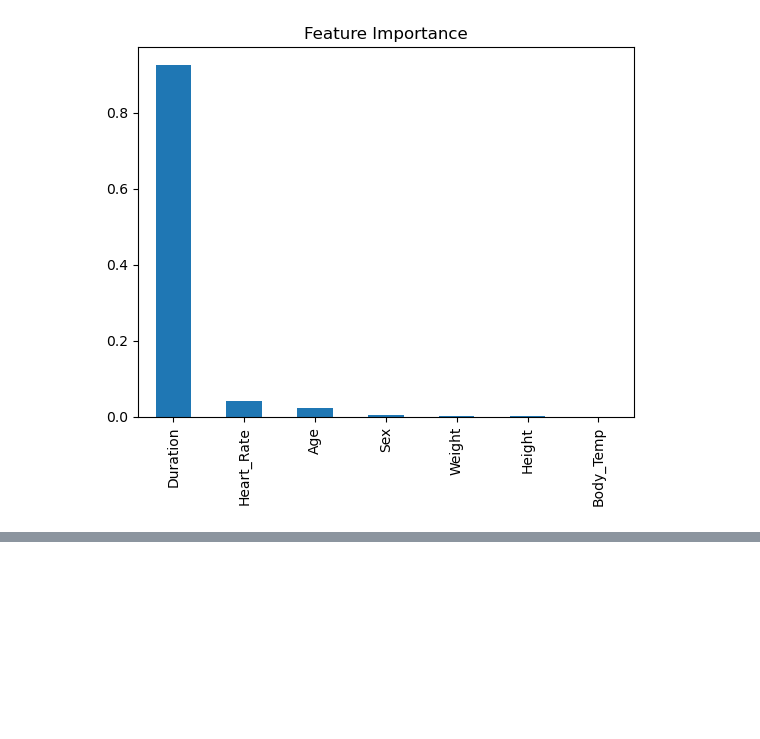
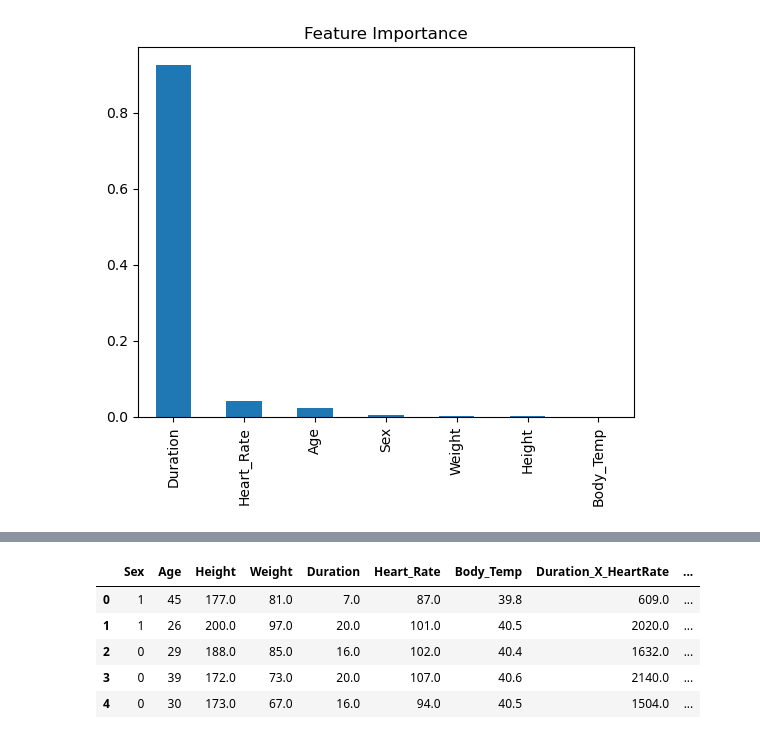
Before and after one commit to Jaggi0504/Kaggle-Calorie-Burn-Prediction, a Jupyter notebook: predict-calorie.ipynb, the cells around one changed output, grey strips where cells are left out. Cells and saved outputs as stored; diff of their text form; code cells hidden in the pictures; blank space fills up the shorter version.

```diff
--- a/predict-calorie.ipynb
+++ b/predict-calorie.ipynb
@@ -415,0 +431,9 @@ feature_imp.sort_values(ascending=False).plot(kind='bar', title='Feature Importa
+# %%
+test_df1.head()
+# %% [output]
+|  | Sex | Age | Height | Weight | Duration | Heart_Rate | Body_Temp | Duration_X_HeartRate | ... |
+| 0 | 1 | 45 | 177.0 | 81.0 | 7.0 | 87.0 | 39.8 | 609.0 | ... |
+| 1 | 1 | 26 | 200.0 | 97.0 | 20.0 | 101.0 | 40.5 | 2020.0 | ... |
+| 2 | 0 | 29 | 188.0 | 85.0 | 16.0 | 102.0 | 40.4 | 1632.0 | ... |
+| 3 | 0 | 39 | 172.0 | 73.0 | 20.0 | 107.0 | 40.6 | 2140.0 | ... |
+| 4 | 0 | 30 | 173.0 | 67.0 | 16.0 | 94.0 | 40.5 | 1504.0 | ... |
```
Also changed, not shown: parts of 33 cells of this notebook, 1 other file.
